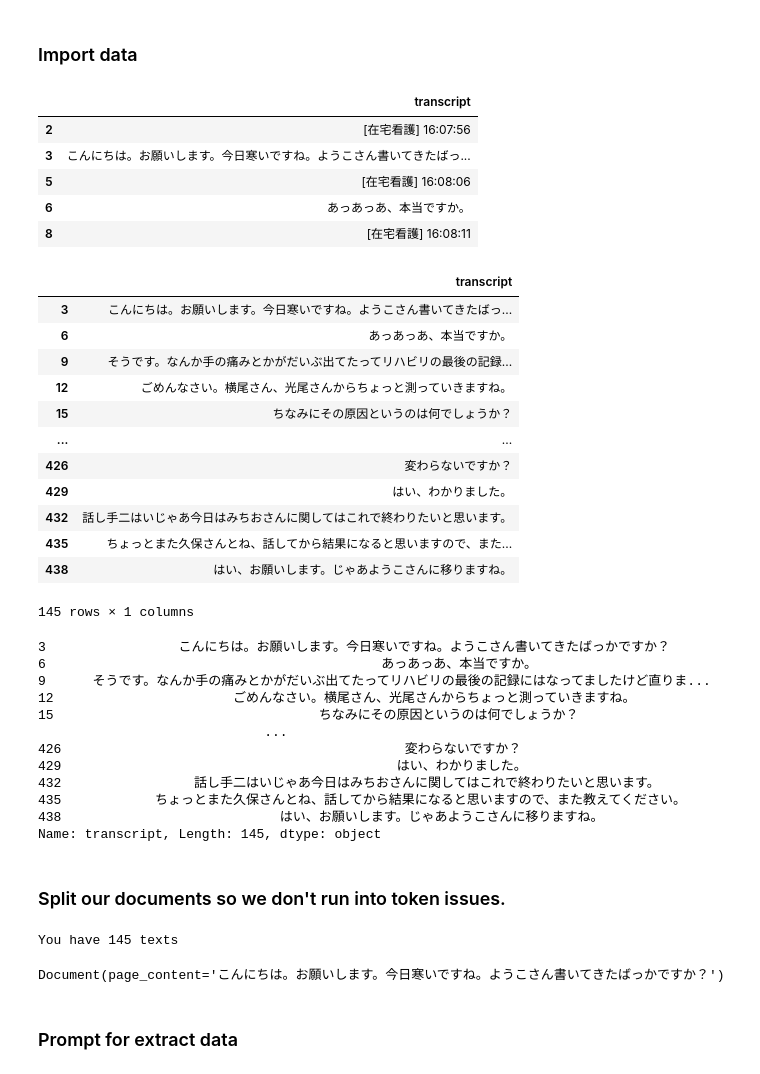
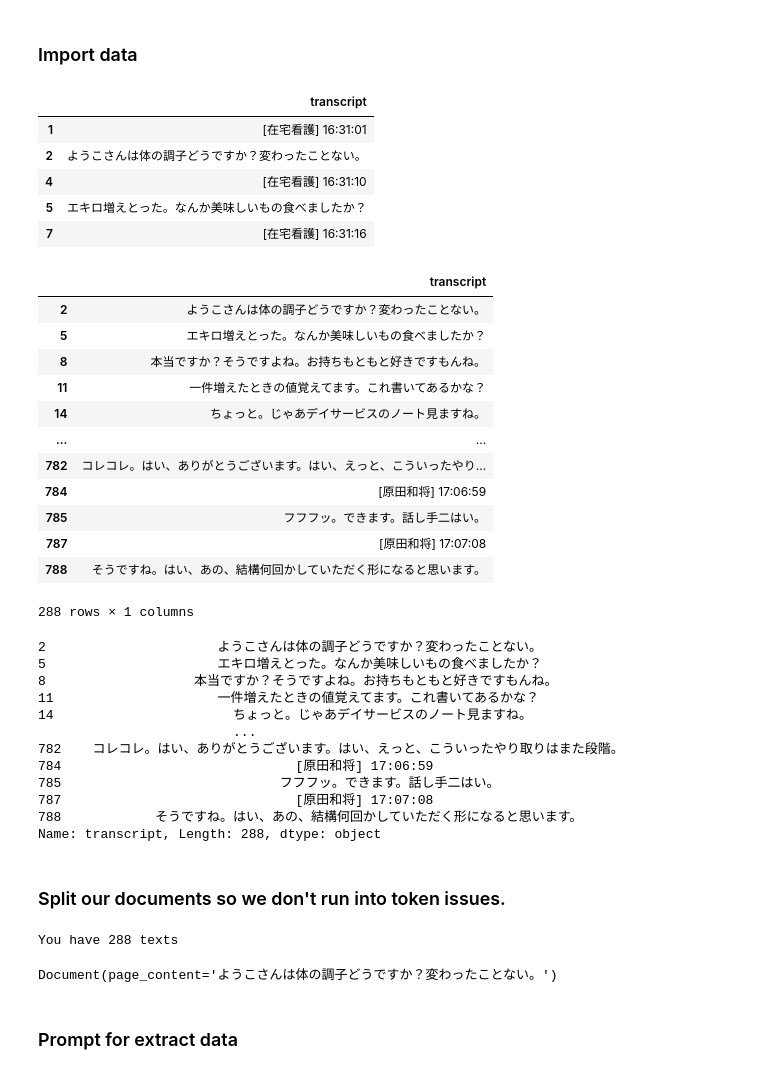
Before and after one commit to atoxcode/extract-transcript-by-llm, a Jupyter notebook: 8. pulse(langchain).ipynb, the cells around one changed output. Saved outputs shown, nothing was run; the diff lists cells and outputs as text; code cells hidden in the pictures.

```diff
--- a/8. pulse(langchain).ipynb
+++ b/8. pulse(langchain).ipynb
@@ -34,20 +34,20 @@ os.environ['OPENAI_API_KEY'] = "sk-LM6Xcvi11CeHBxFR1OsjT3BlbkFJwAkbjB8IgPHaJbrZ9
 # %% [markdown]
 ### Import data
 # %%
-dataset = pd.read_excel('../data/精神訪問看護記録1.10 16_00.xlsx',
+dataset = pd.read_excel('../data/精神訪問看護記録1.10 16_30.xlsx',
                         sheet_name='dictation',
                         usecols=['transcript'])
 
 # Drop NaN values
 dataset = dataset.dropna()
 dataset.head()
 # %% [output]
 |  | transcript |
-| 2 | [在宅看護] 16:07:56 |
-| 3 | こんにちは。お願いします。今日寒いですね。ようこさん書いてきたばっ... |
-| 5 | [在宅看護] 16:08:06 |
-| 6 | あっあっあ、本当ですか。 |
-| 8 | [在宅看護] 16:08:11 |
+| 1 | [在宅看護] 16:31:01 |
+| 2 | ようこさんは体の調子どうですか？変わったことない。 |
+| 4 | [在宅看護] 16:31:10 |
+| 5 | エキロ増えとった。なんか美味しいもの食べましたか？ |
+| 7 | [在宅看護] 16:31:16 |
 # %%
 # delete row contain '[在宅看護]'
 dataset = dataset[~dataset['transcript'].str.contains('[在宅看護]')]
@@ -55,33 +55,33 @@ dataset = dataset[~dataset['transcript'].str.contains('[在宅看護]')]
 dataset
 # %% [output]
 |  | transcript |
-| 3 | こんにちは。お願いします。今日寒いですね。ようこさん書いてきたばっ... |
-| 6 | あっあっあ、本当ですか。 |
-| 9 | そうです。なんか手の痛みとかがだいぶ出てたってリハビリの最後の記録... |
-| 12 | ごめんなさい。横尾さん、光尾さんからちょっと測っていきますね。 |
-| 15 | ちなみにその原因というのは何でしょうか？ |
+| 2 | ようこさんは体の調子どうですか？変わったことない。 |
+| 5 | エキロ増えとった。なんか美味しいもの食べましたか？ |
+| 8 | 本当ですか？そうですよね。お持ちもともと好きですもんね。 |
+| 11 | 一件増えたときの値覚えてます。これ書いてあるかな？ |
+| 14 | ちょっと。じゃあデイサービスのノート見ますね。 |
 | ... | ... |
-| 426 | 変わらないですか？ |
-| 429 | はい、わかりました。 |
-| 432 | 話し手二はいじゃあ今日はみちおさんに関してはこれで終わりたいと思います。 |
-| 435 | ちょっとまた久保さんとね、話してから結果になると思いますので、また... |
-| 438 | はい、お願いします。じゃあようこさんに移りますね。 |
+| 782 | コレコレ。はい、ありがとうございます。はい、えっと、こういったやり... |
+| 784 | [原田和将] 17:06:59 |
+| 785 | フフフッ。できます。話し手二はい。 |
+| 787 | [原田和将] 17:07:08 |
+| 788 | そうですね。はい、あの、結構何回かしていただく形になると思います。 |
-145 rows × 1 columns
+288 rows × 1 columns
 # %%
 dataset['transcript']
 # %% [output]
-3                 こんにちは。お願いします。今日寒いですね。ようこさん書いてきたばっかですか？
-6                                           あっあっあ、本当ですか。
-9      そうです。なんか手の痛みとかがだいぶ出てたってリハビリの最後の記録にはなってましたけど直りま...
-12                       ごめんなさい。横尾さん、光尾さんからちょっと測っていきますね。
-15                                  ちなみにその原因というのは何でしょうか？
-                             ...
-426                                            変わらないですか？
-429                                           はい、わかりました。
-432                 話し手二はいじゃあ今日はみちおさんに関してはこれで終わりたいと思います。
-435            ちょっとまた久保さんとね、話してから結果になると思いますので、また教えてください。
-438                            はい、お願いします。じゃあようこさんに移りますね。
-Name: transcript, Length: 145, dtype: object
+2                      ようこさんは体の調子どうですか？変わったことない。
+5                      エキロ増えとった。なんか美味しいもの食べましたか？
+8                   本当ですか？そうですよね。お持ちもともと好きですもんね。
+11                     一件増えたときの値覚えてます。これ書いてあるかな？
+14                       ちょっと。じゃあデイサービスのノート見ますね。
+                         ...
+782    コレコレ。はい、ありがとうございます。はい、えっと、こういったやり取りはまた段階。
+784                              [原田和将] 17:06:59
+785                            フフフッ。できます。話し手二はい。
+787                              [原田和将] 17:07:08
+788            そうですね。はい、あの、結構何回かしていただく形になると思います。
+Name: transcript, Length: 288, dtype: object
 # %% [markdown]
 ### Split our documents so we don't run into token issues.
 # %%
@@ -91,8 +91,8 @@ texts = text_splitter.create_documents(dataset['transcript'])
 print (f"You have {len(texts)} texts")
 texts[0]
 # %% [output]
-You have 145 texts
+You have 288 texts
-Document(page_content='こんにちは。お願いします。今日寒いですね。ようこさん書いてきたばっかですか？')
+Document(page_content='ようこさんは体の調子どうですか？変わったことない。')
 # %%
 # Your api key should be an environment variable, or else put it here
 # We are using a chat model in case you wanted to use gpt4
```
Also changed, not shown: parts of 3 cells of this notebook, 5 other files.
